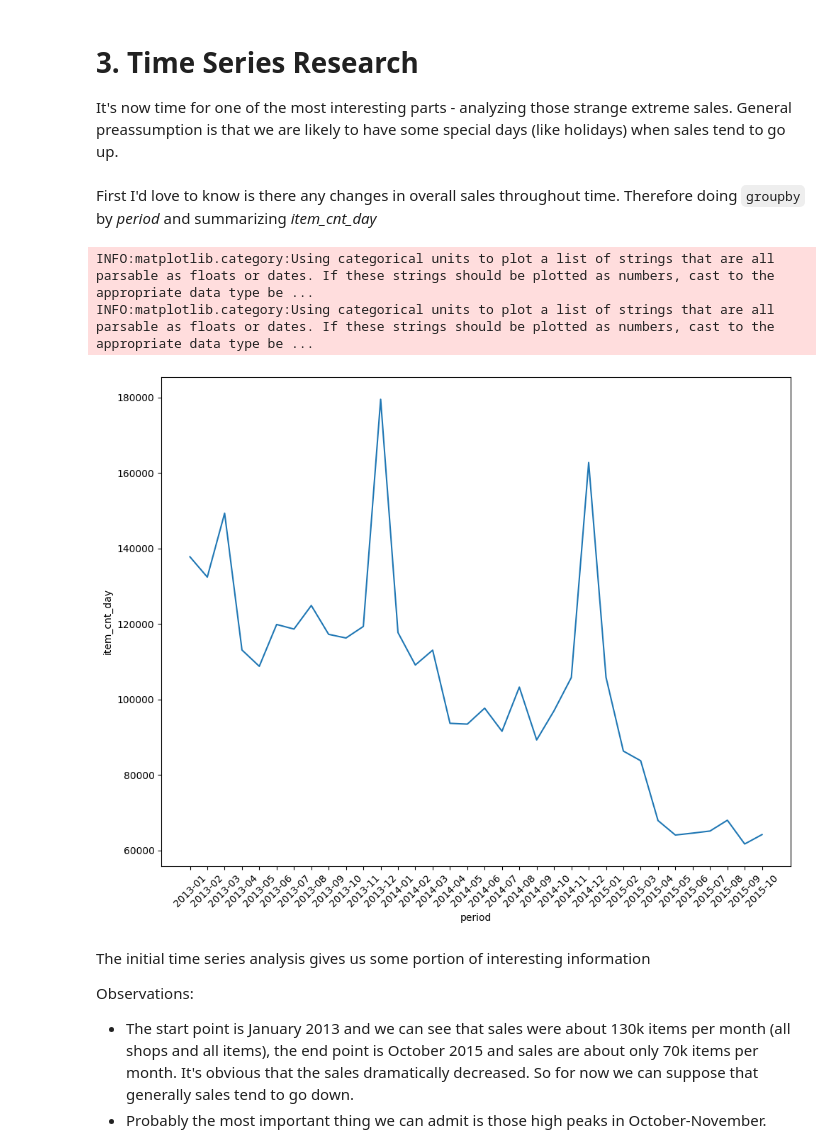
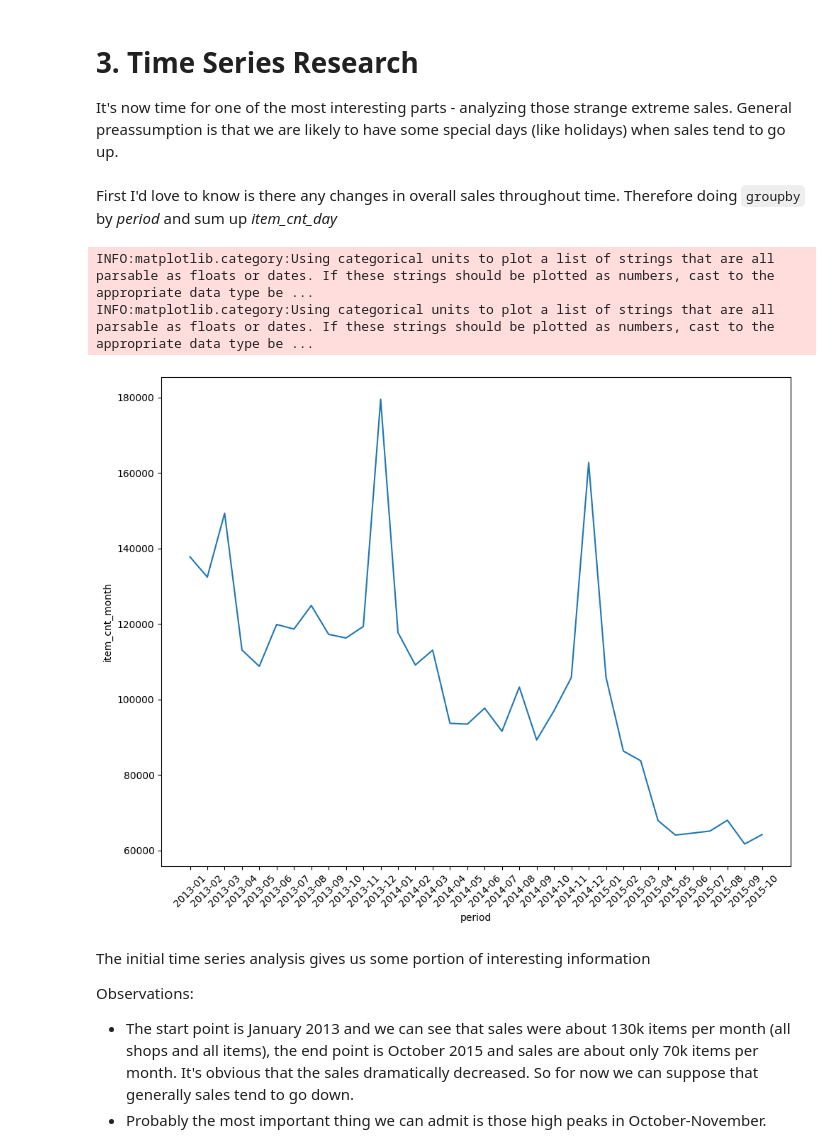
Before and after one commit to Dybal-Ilia/Innowise-Dybal, a Jupyter notebook: notebooks/EDA.ipynb, the cells around one changed output. Cells and saved outputs as stored; diff of their text form; code cells hidden in the pictures.

Commit message:
DS/1.2 feat: added more comprehensive time series research

```diff
--- a/notebooks/EDA.ipynb
+++ b/notebooks/EDA.ipynb
@@ -164,20 +115,20 @@ General conclusion is that there is no highly contrasted correlation (may be it'
 # 3. Time Series Research
 It's now time for one of the most interesting parts - analyzing those strange extreme sales. General preassumption is that we are likely to have some special days (like holidays) when sales tend to go up.
 # %% [markdown]
-First I'd love to know is there any changes in overall sales throughout time. Therefore doing `groupby` by *period* and summarizing *item_cnt_day*
+First I'd love to know is there any changes in overall sales throughout time. Therefore doing `groupby` by *period* and sum up *item_cnt_day*
 # %%
 plt.figure(figsize=(10,8))
 monthly_sales = train.groupby(['period']).agg({
     'item_cnt_day': 'sum'
-}).reset_index()
-sns.lineplot(x=monthly_sales['period'], y=monthly_sales['item_cnt_day'])
+}).reset_index().rename(columns={'item_cnt_day':'item_cnt_month'})
+sns.lineplot(x=monthly_sales['period'], y=monthly_sales['item_cnt_month'])
 plt.tick_params(axis='x', rotation=45)
 plt.tight_layout()
 plt.show()
 # %% [output]
 INFO:matplotlib.category:Using categorical units to plot a list of strings that are all parsable as floats or dates. If these strings should be plotted as numbers, cast to the appropriate data type be ...
 INFO:matplotlib.category:Using categorical units to plot a list of strings that are all parsable as floats or dates. If these strings should be plotted as numbers, cast to the appropriate data type be ...
-[figure, old version]
+[figure, new version]
 # %% [markdown]
 The initial time series analysis gives us some portion of interesting information
 
```
Also changed, not shown: parts of 25 cells of this notebook.
